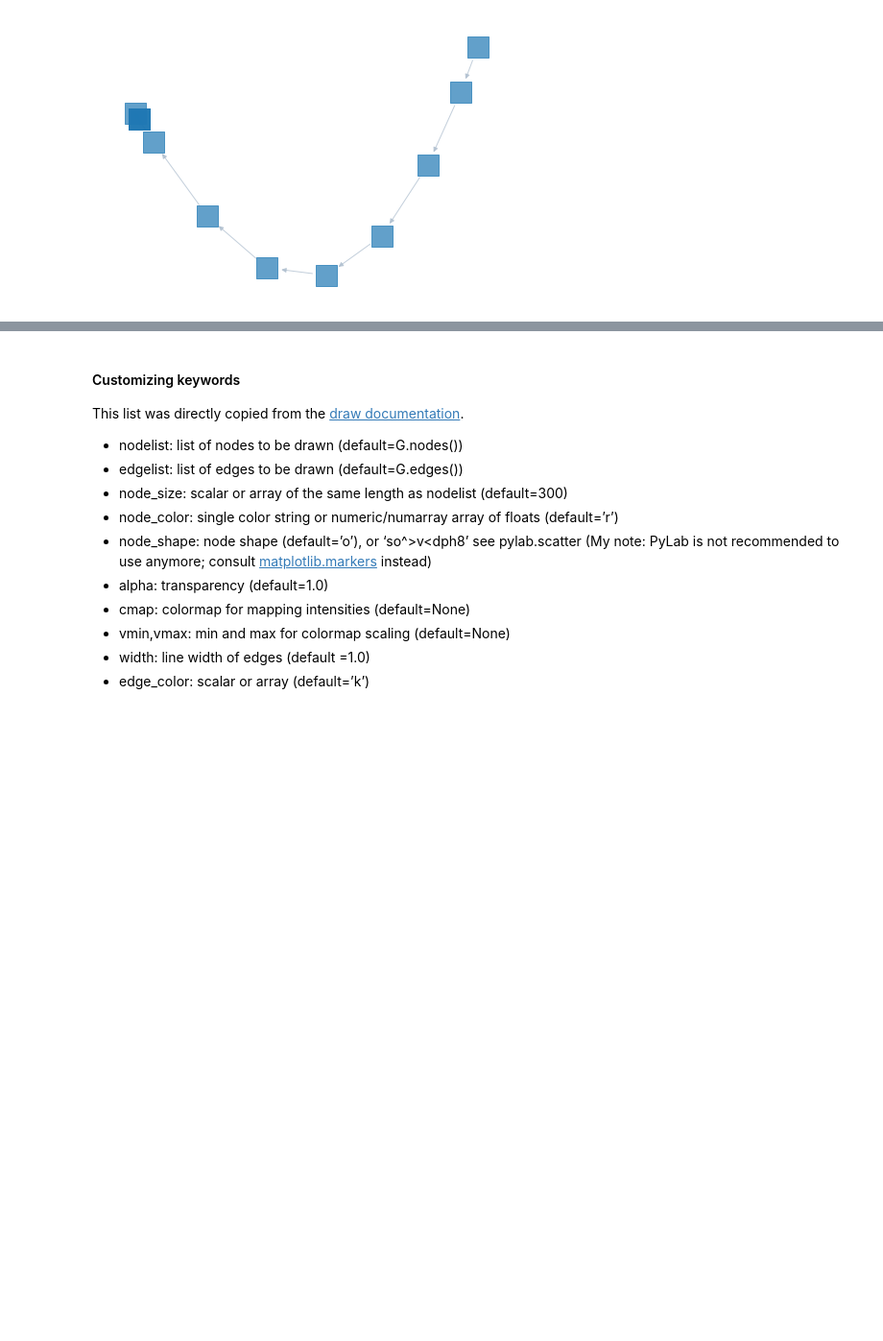
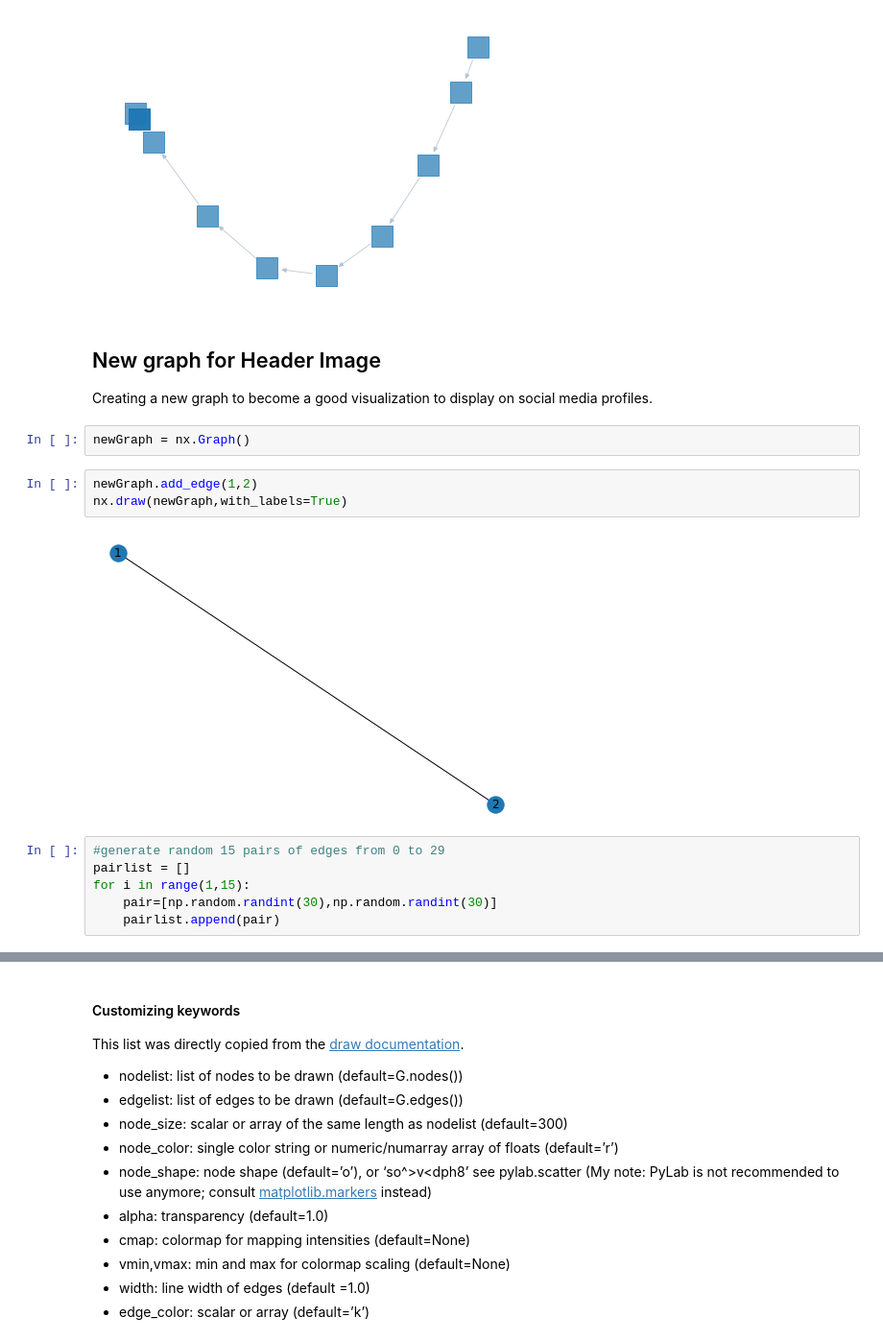
Before and after one commit to bronwencc/ML_practice, a Jupyter notebook: directed-graphs.ipynb, the cells around one changed output, grey strips where cells are left out. Shown: that part at 96% size. Saved outputs shown, nothing was run; the diff lists cells and outputs as text; blank space fills up the shorter version.

Commit message:
Create new graph with randomly-generated edges

```diff
--- a/directed-graphs.ipynb
+++ b/directed-graphs.ipynb
@@ -140,3 +140,19 @@ nx.draw_circular(dirG,node_size=400,node_color="yellow",with_labels=True)
 nx.draw_spectral(dirG,node_size=450,alpha=0.7,edge_color="#aabbcc",node_shape="s")
 # %% [output]
 [figure]
+# %% [markdown]
+## New graph for Header Image
+Creating a new graph to become a good visualization to display on social media profiles.
+# %%
+newGraph = nx.Graph()
+# %%
+newGraph.add_edge(1,2)
+nx.draw(newGraph,with_labels=True)
+# %% [output]
+[figure, added]
+# %%
+#generate random 15 pairs of edges from 0 to 29
+pairlist = []
+for i in range(1,15):
+    pair=[np.random.randint(30),np.random.randint(30)]
+    pairlist.append(pair)
```
Also changed, not shown: parts of 2 cells of this notebook, 1 other file.
